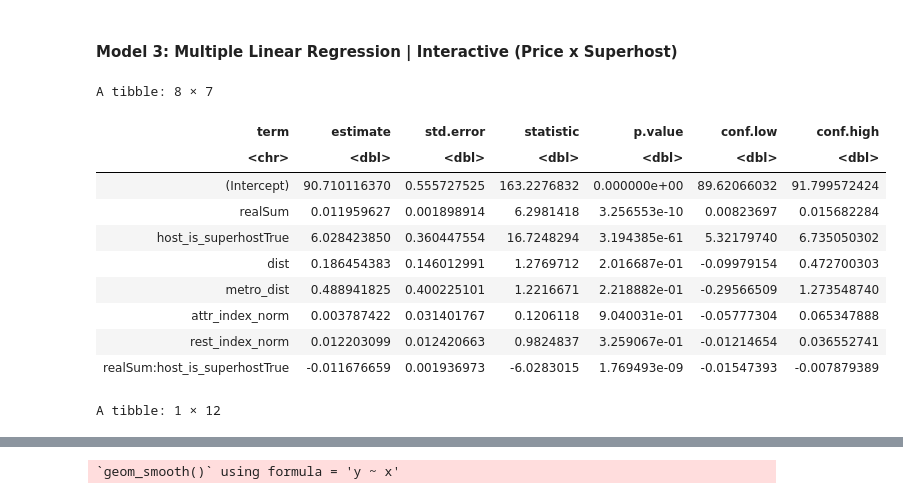
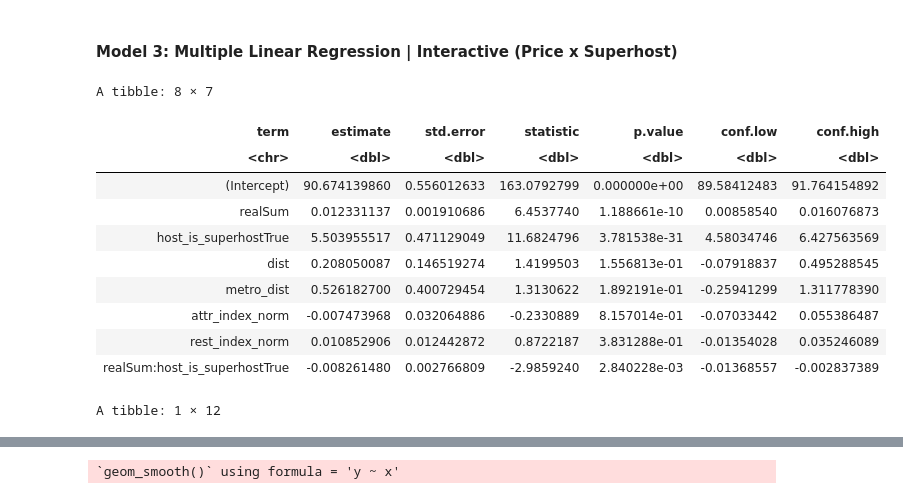
Before and after one commit to stat301-group35/Group-35-Final-Report-STAT-301-, a Jupyter notebook: final_project_stat301.ipynb, the cells around one changed output, grey strips where cells are left out. Drawn from its saved outputs; the diff is of its cells as text; code cells hidden in the pictures.

```diff
--- a/final_project_stat301.ipynb
+++ b/final_project_stat301.ipynb
@@ -278,26 +277,26 @@ Looking at the fit of this additive model, we see that R2=0.0683, meaning that o
 #### Model 3: Multiple Linear Regression | Interactive (Price x Superhost)
 # %%
 model_int <- lm(guest_satisfaction_overall ~ realSum * host_is_superhost + dist + metro_dist + attr_index_norm + rest_index_norm,
-                data = athens_df)
+                data = athens)
 
 model_int_results <- tidy(model_int, conf.int = TRUE, conf.lvl = 0.95)
 
 f_test_int <- glance(model_int)
 
 model_int_results
 f_test_int
 # %% [output]
 A tibble: 8 × 7
 | term | estimate | std.error | statistic | p.value | conf.low | conf.high |
 | <chr> | <dbl> | <dbl> | <dbl> | <dbl> | <dbl> | <dbl> |
-| (Intercept) | 90.710116370 | 0.555727525 | 163.2276832 | 0.000000e+00 | 89.62066032 | 91.799572424 |
-| realSum | 0.011959627 | 0.001898914 | 6.2981418 | 3.256553e-10 | 0.00823697 | 0.015682284 |
-| host_is_superhostTrue | 6.028423850 | 0.360447554 | 16.7248294 | 3.194385e-61 | 5.32179740 | 6.735050302 |
-| dist | 0.186454383 | 0.146012991 | 1.2769712 | 2.016687e-01 | -0.09979154 | 0.472700303 |
-| metro_dist | 0.488941825 | 0.400225101 | 1.2216671 | 2.218882e-01 | -0.29566509 | 1.273548740 |
-| attr_index_norm | 0.003787422 | 0.031401767 | 0.1206118 | 9.040031e-01 | -0.05777304 | 0.065347888 |
-| rest_index_norm | 0.012203099 | 0.012420663 | 0.9824837 | 3.259067e-01 | -0.01214654 | 0.036552741 |
-| realSum:host_is_superhostTrue | -0.011676659 | 0.001936973 | -6.0283015 | 1.769493e-09 | -0.01547393 | -0.007879389 |
+| (Intercept) | 90.674139860 | 0.556012633 | 163.0792799 | 0.000000e+00 | 89.58412483 | 91.764154892 |
+| realSum | 0.012331137 | 0.001910686 | 6.4537740 | 1.188661e-10 | 0.00858540 | 0.016076873 |
+| host_is_superhostTrue | 5.503955517 | 0.471129049 | 11.6824796 | 3.781538e-31 | 4.58034746 | 6.427563569 |
+| dist | 0.208050087 | 0.146519274 | 1.4199503 | 1.556813e-01 | -0.07918837 | 0.495288545 |
+| metro_dist | 0.526182700 | 0.400729454 | 1.3130622 | 1.892191e-01 | -0.25941299 | 1.311778390 |
+| attr_index_norm | -0.007473968 | 0.032064886 | -0.2330889 | 8.157014e-01 | -0.07033442 | 0.055386487 |
+| rest_index_norm | 0.010852906 | 0.012442872 | 0.8722187 | 3.831288e-01 | -0.01354028 | 0.035246089 |
+| realSum:host_is_superhostTrue | -0.008261480 | 0.002766809 | -2.9859240 | 2.840228e-03 | -0.01368557 | -0.002837389 |
 A tibble: 1 × 12
 | r.squared | adj.r.squared | sigma | statistic | p.value | df | logLik | AIC | BIC | deviance | ... |
 | <dbl> | <dbl> | <dbl> | <dbl> | <dbl> | <dbl> | <dbl> | <dbl> | <dbl> | <dbl> | ... |
```
Also changed, not shown: parts of 9 cells of this notebook, 1 other file.
